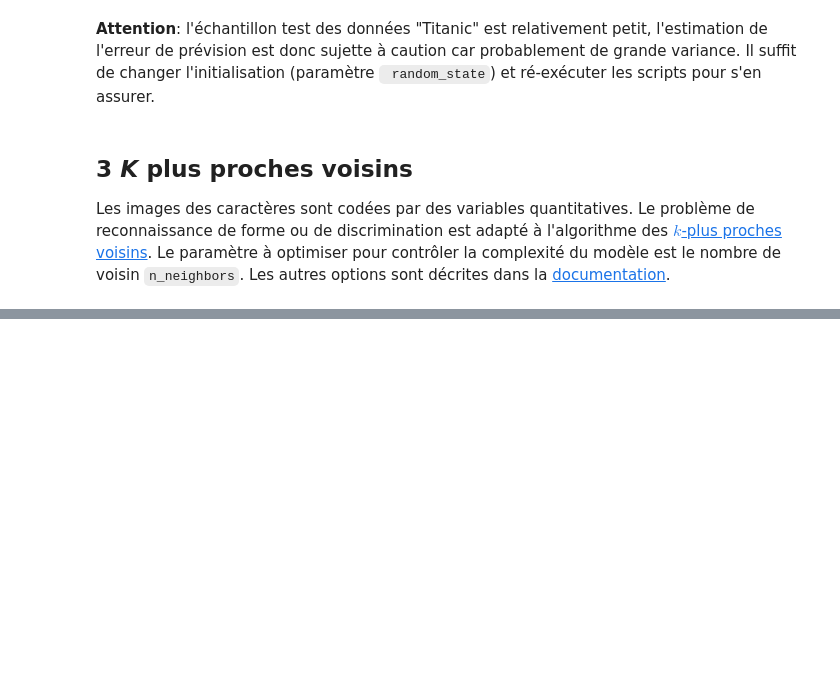
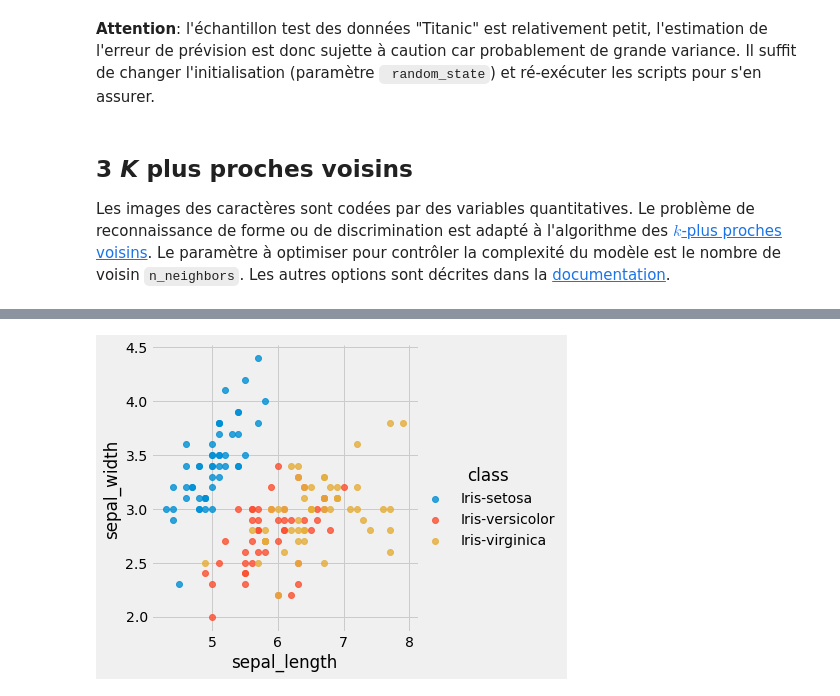
Before and after one commit to bdallard/BD-IA, a Jupyter notebook: sklearn/SklearnBasics.ipynb, the cells around one changed output, grey strips where cells are left out. Drawn from its saved outputs; the diff is of its cells as text; code cells hidden in the pictures; blank space fills up the shorter version.

Commit message:
add k-nearest neighbors for iris dataset

```diff
--- a/sklearn/SklearnBasics.ipynb
+++ b/sklearn/SklearnBasics.ipynb
@@ -273,0 +223,6 @@ row_0
+# %%
+import pandas as pd
+# définition des nom de colône
+names = ['sepal_length', 'sepal_width', 'petal_length', 'petal_width', 'class']
+df = pd.read_csv('./dataset/iris.data', header=None, names=names)
+df.head()
@@ -273,0 +236,14 @@ row_0
+# %%
+# Première visualisation des data
+import seaborn as sns
+import matplotlib
+import matplotlib.pyplot as plt
+
+# configuration d'un style
+plt.style.use('fivethirtyeight')
+matplotlib.rc('font', family='DejaVu Sans')
+# plot
+sns.lmplot('sepal_length', 'sepal_width', data=df, hue='class', fit_reg=False)
+plt.show()
+# %% [output]
+[figure, added]
```
Also changed, not shown: parts of 12 cells of this notebook.
